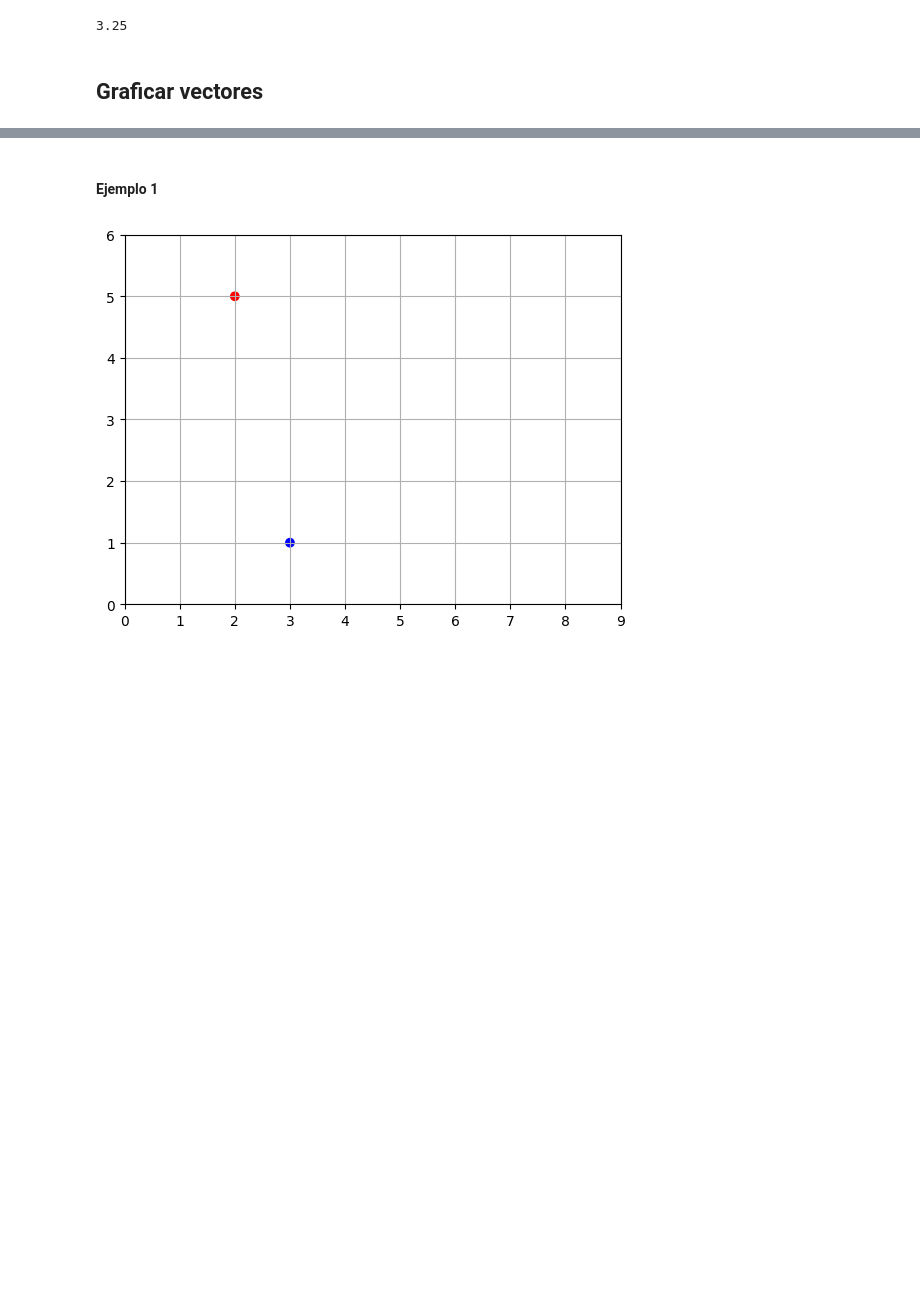
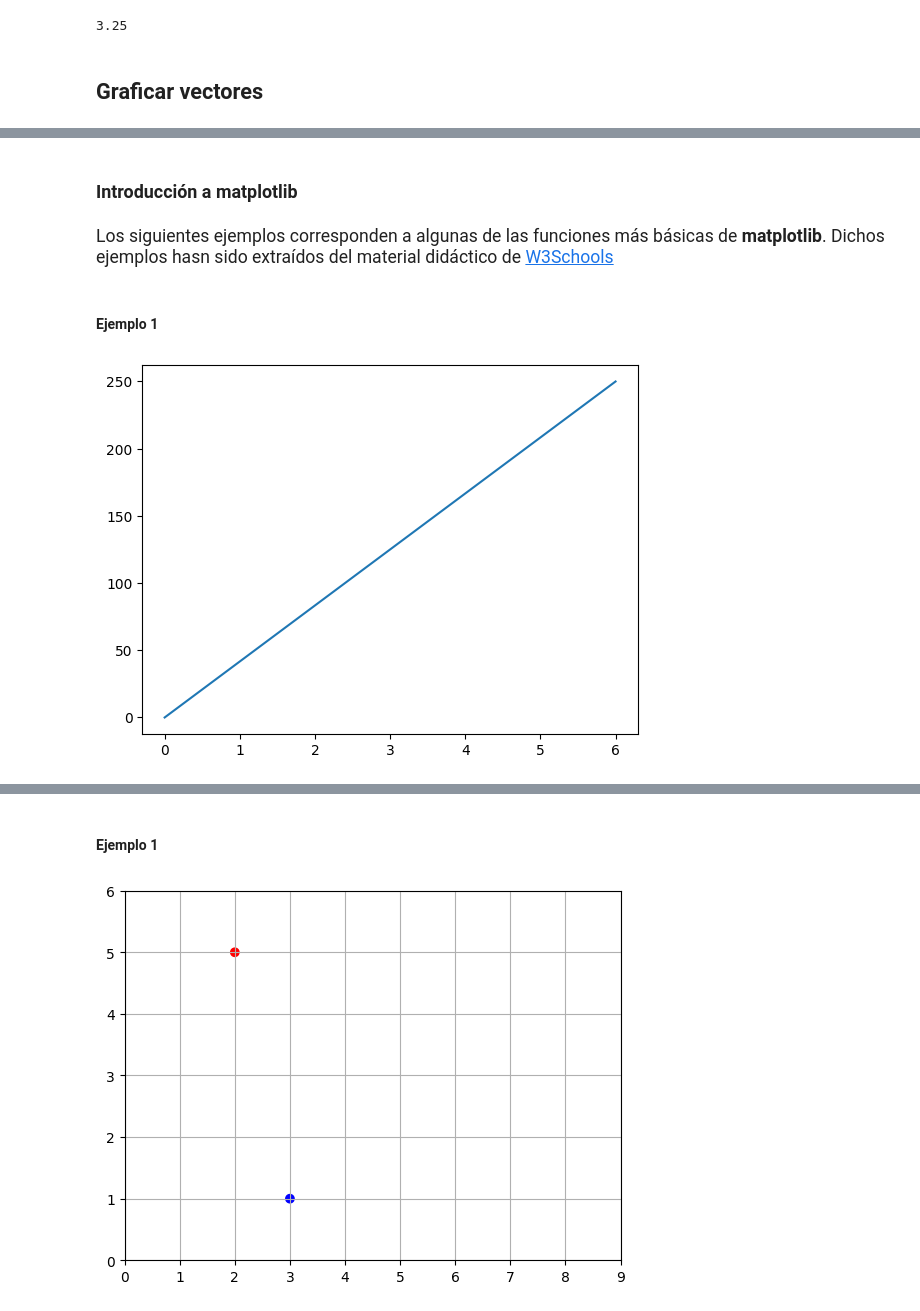
Before and after one commit to SunFanton/maths-for-ai, a Jupyter notebook: Vectores/Vectores.ipynb, the cells around one changed output, grey strips where cells are left out. Drawn from its saved outputs; the diff is of its cells as text; code cells hidden in the pictures; blank space fills up the shorter version.

Commit message:
Se agregan ejemplos basicos generales de matplotlib

```diff
--- a/Vectores/Vectores.ipynb
+++ b/Vectores/Vectores.ipynb
@@ -48,0 +47,16 @@ Matplotlib is building the font cache; this may take a moment.
+# %% [markdown]
+### Introducción a matplotlib
+# %% [markdown]
+<p style="font-size:1.1rem">Los siguientes ejemplos corresponden a algunas de las funciones más básicas de <b>matplotlib</b>. Dichos ejemplos hasn sido extraídos del material didáctico de <a href="https://www.w3schools.com/python/matplotlib_intro.asp">W3Schools</a></p>
+# %% [markdown]
+#### Ejemplo 1
+# %%
+# Forma basica de generar un grafico en matplotlib (esto es para conocer la libreria, no estamos representando un vector)
+
+xpoints = np.array([0, 6])
+ypoints = np.array([0, 250])
+
+plt.plot(xpoints, ypoints) # Por defecto, plot() dibuja una linea de un punto a otro de acuerdo a los parametros de coordenadas recibidos
+plt.show() # La funcion show() es fundamental para efectivamente mostrar el grafico
+# %% [output]
+[figure, added]
```
Also changed, not shown: parts of 21 cells of this notebook.
